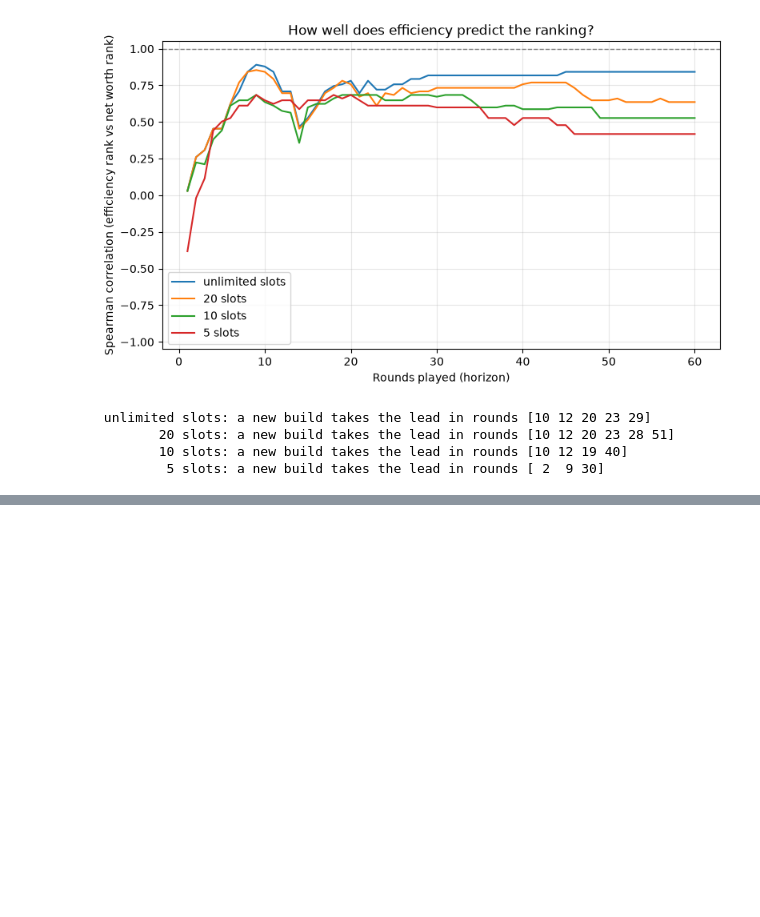
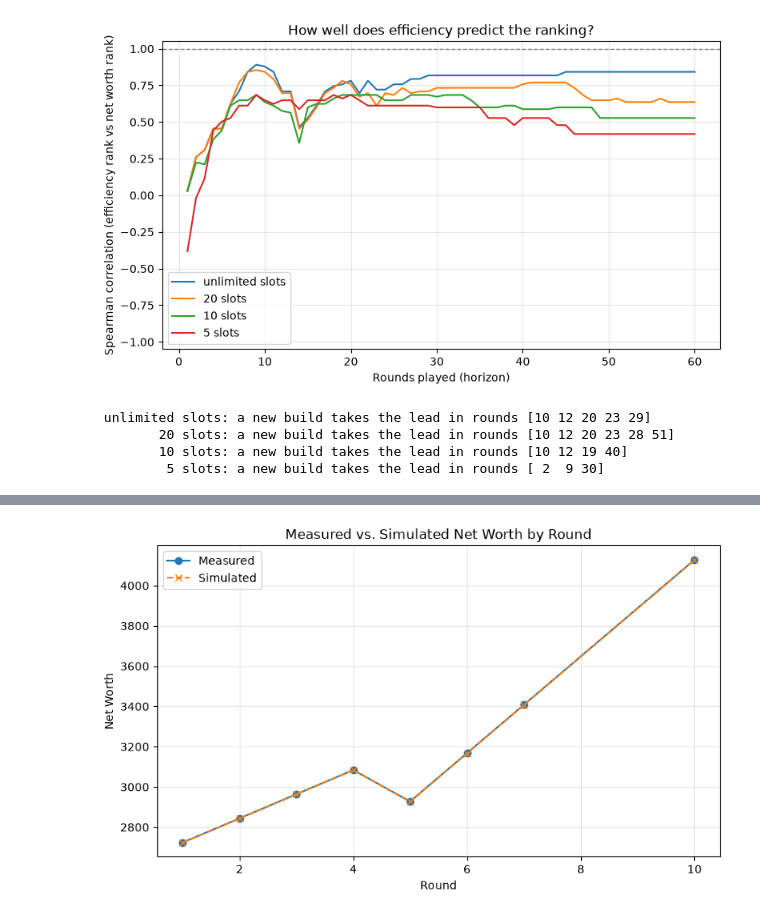
Before and after one commit to Alekssito/Math-Project, a Jupyter notebook: project.ipynb, the cells around one changed output, grey strips where cells are left out. Cells and saved outputs as stored; diff of their text form; code cells hidden in the pictures; blank space fills up the shorter version.

```diff
--- a/project.ipynb
+++ b/project.ipynb
@@ -330,0 +470,16 @@ for cap in SLOT_CAPS:
+# %%
+VALIDATION_BUILD = "1-0-0"
+VALIDATION_START_CASH = 3000
+measured = {1: 2724, 2: 2844, 3: 2964, 4: 3084, 5: 2928, 6: 3168, 7: 3408, 10: 4128}
+
+if measured:
+    spec = specs[names.index(VALIDATION_BUILD)]
+    simulated = simulate(spec, max(measured), VALIDATION_START_CASH).net_worth
+    comparison = pd.DataFrame({
+        "round": list(measured),
+        "measured": list(measured.values()),
+        "simulated": [simulated[r - 1] for r in measured],
+    })
+    comparison["error"] = comparison["simulated"] - comparison["measured"]
+    comparison["relative_error_%"] = 100 * comparison["error"] / comparison["measured"]
+    display(comparison.round(1))
@@ -330,0 +496,23 @@ for cap in SLOT_CAPS:
+# %%
+plt.plot(
+    comparison["round"],
+    comparison["measured"],
+    marker="o",
+    label="Measured",
+    linestyle="-",
+)
+plt.plot(
+    comparison["round"],
+    comparison["simulated"],
+    marker="x",
+    label="Simulated",
+    linestyle="--",
+)
+
+plt.xlabel("Round")
+plt.ylabel("Net Worth")
+plt.title("Measured vs. Simulated Net Worth by Round")
+plt.legend()
+plt.show()
+# %% [output]
+[figure, added]
```
Also changed, not shown: parts of 19 cells of this notebook, 6 other files.
